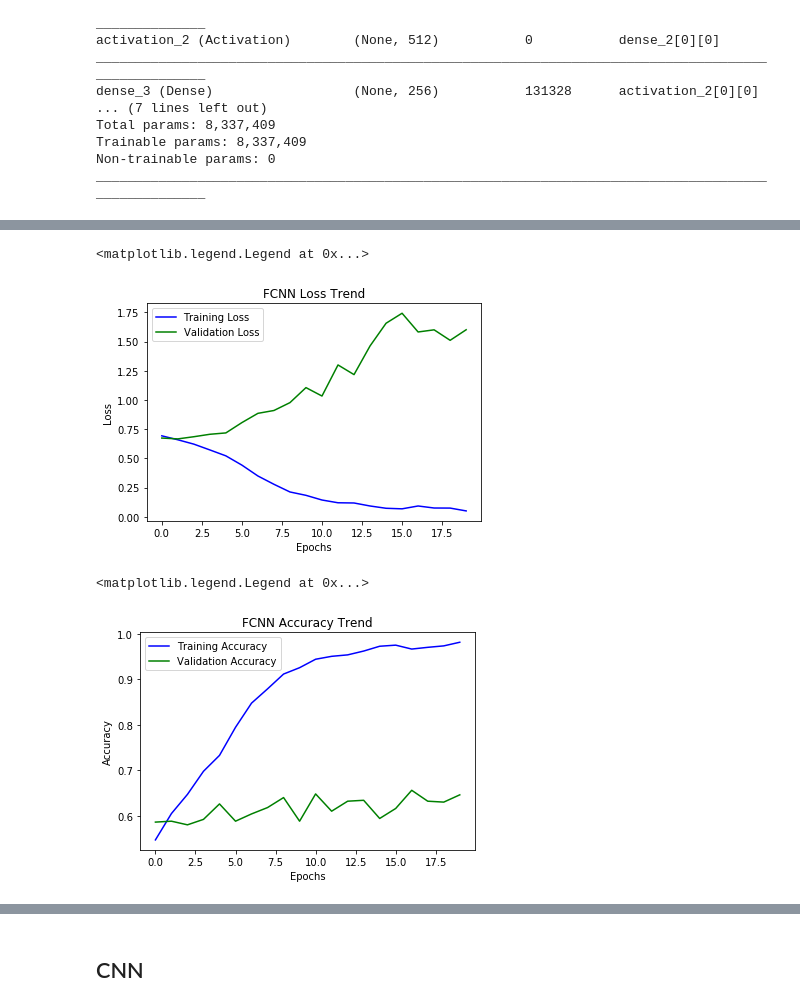
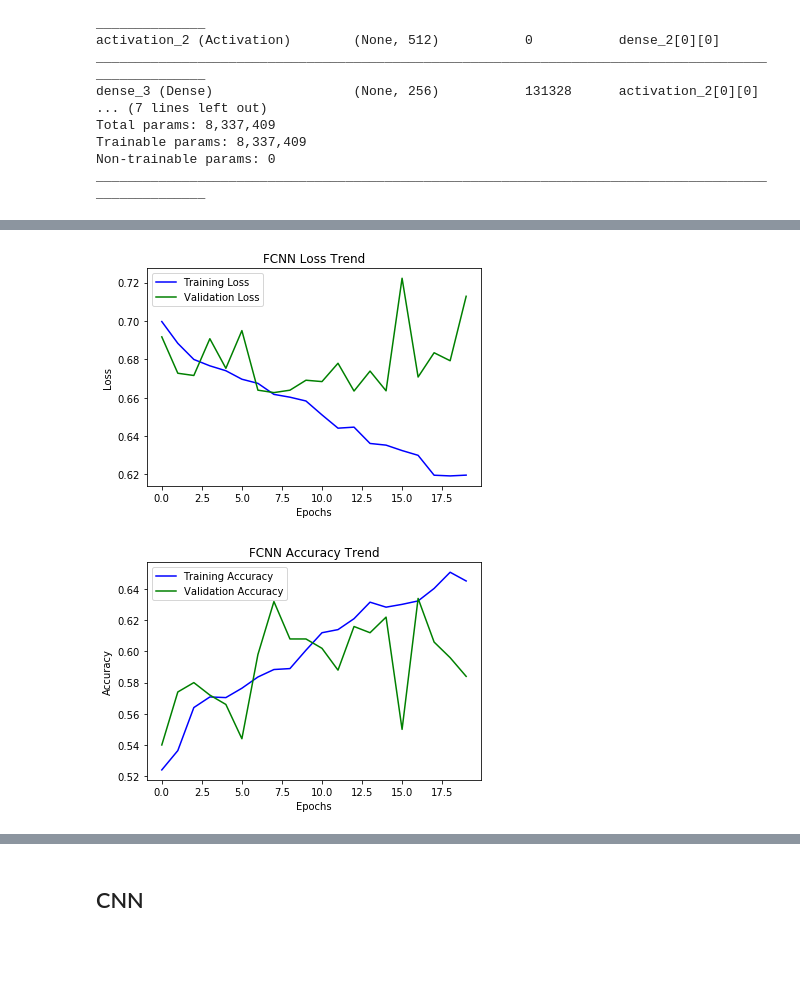
Before and after one commit to gonzmg88/cnn_basic_course, a Jupyter notebook: FC_and_CNN.ipynb, the cells around one changed output, grey strips where cells are left out. Cells and saved outputs as stored; diff of their text form; code cells hidden in the pictures; blank space fills up the shorter version.

Commit message:
updated models

```diff
--- a/FC_and_CNN.ipynb
+++ b/FC_and_CNN.ipynb
@@ -78,8 +112,8 @@ display(Image(train_files[index_example]))
 # %%
-media = np.mean(train_features,axis=(0,2,3),keepdims=True)
-print(media.shape,media.ravel())
+#media = np.mean(train_features,axis=(0,2,3),keepdims=True)
+#print(media.shape,media.ravel())
 
 #media = media[:,np.newaxis,np.newaxis]
-train_features-=media
-val_features-=media
-test_features-=media
+#train_features-=media
+#val_features-=media
+#test_features-=media
@@ -88 +120,14 @@ test_features-=media
+# %%
+from keras.applications.imagenet_utils import preprocess_input
+
+preprocesado = False
+
+if not preprocesado:
+    train_features*=255
+    val_features*=255
+    test_features*=255
+    train_features = preprocess_input(train_features)
+    val_features = preprocess_input(val_features)
+    test_features = preprocess_input(test_features)
+    preprocesado = True
 # %%
@@ -189,21 +227,21 @@ hist.history
 # %%
-plt.xlabel('Epochs')
-plt.ylabel('Loss')
-plt.title('FCNN Loss Trend')
-plt.plot(hist.history["loss"], 'blue', label='Training Loss')
-plt.plot(hist.history["val_loss"], 'green', label='Validation Loss')
-#plt.xticks(range(0,nb_epoch,2))
-plt.legend()
+if train_fc_model:
+    plt.xlabel('Epochs')
+    plt.ylabel('Loss')
+    plt.title('FCNN Loss Trend')
+    plt.plot(hist.history["loss"], 'blue', label='Training Loss')
+    plt.plot(hist.history["val_loss"], 'green', label='Validation Loss')
+    #plt.xticks(range(0,nb_epoch,2))
+    plt.legend()
 # %% [output]
-<matplotlib.legend.Legend at 0x...>
-[figure, old version]
+[figure, new version]
 # %%
-plt.xlabel('Epochs')
-plt.ylabel('Accuracy')
-plt.title('FCNN Accuracy Trend')
-plt.plot(hist.history["acc"], 'blue', label='Training Accuracy')
-plt.plot(hist.history["val_acc"], 'green', label='Validation Accuracy')
-plt.legend()
+if train_fc_model:
+    plt.xlabel('Epochs')
+    plt.ylabel('Accuracy')
+    plt.title('FCNN Accuracy Trend')
+    plt.plot(hist.history["acc"], 'blue', label='Training Accuracy')
+    plt.plot(hist.history["val_acc"], 'green', label='Validation Accuracy')
+    plt.legend()
 # %% [output]
-<matplotlib.legend.Legend at 0x...>
-[figure, old version]
+[figure, new version]
```
Also changed, not shown: parts of 26 cells of this notebook, 7 other files.
